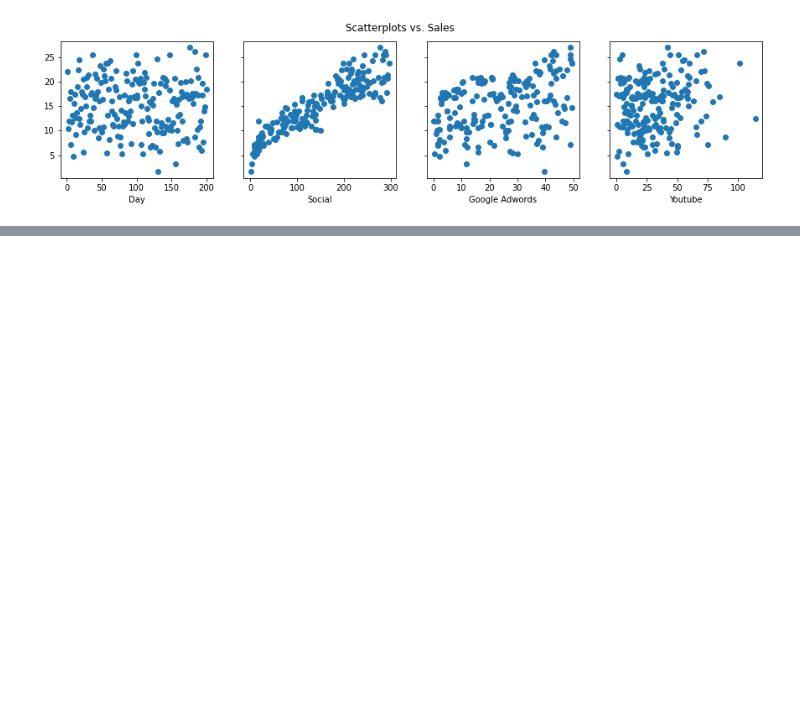
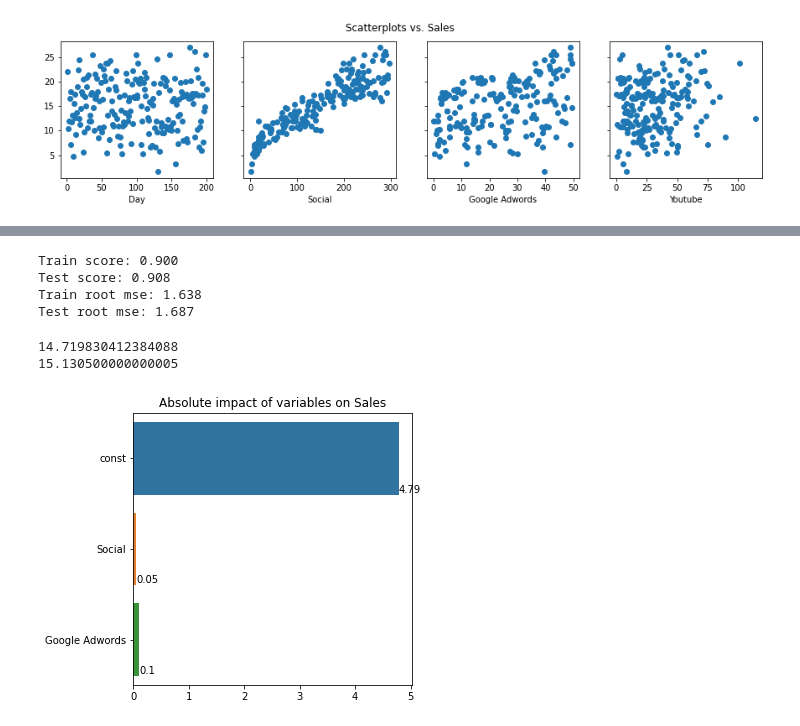
Before and after one commit to SteveGrimm/Unit1_Project2, a Jupyter notebook: Project3.ipynb, the cells around one changed output, grey strips where cells are left out. Drawn from its saved outputs; the diff is of its cells as text; code cells hidden in the pictures; blank space fills up the shorter version.

```diff
--- a/Project3.ipynb
+++ b/Project3.ipynb
@@ -101,0 +193,17 @@ plt.show()
+# %%
+#set variables
+x = data[['Social','Google Adwords']]
+y = data['Sales']
+
+#add constant
+x = sm.add_constant(x)
+
+#test train split
+x_train, x_test, y_train, y_test = train_test_split(
+                                          x, y, test_size = 0.2, random_state = 42
+                                        )
+
+# run model
+lin_model = sm.OLS(y_train, x_train).fit()
+
+lin_model.summary()
@@ -101,0 +231,49 @@ plt.show()
+# %%
+#R2 scores
+print(f'Train score: {r2_score(y_train,lin_model.predict(x_train)):.3f}')
+print(f'Test score: {r2_score(y_test,lin_model.predict(x_test)):.3f}')
+#Root MSE Values
+print(f'Train root mse: {mean_squared_error(y_train, lin_model.predict(x_train))**0.5:.3f}')
+print(f'Test root mse: {mean_squared_error(y_test, lin_model.predict(x_test))**0.5:.3f}')
+# %% [output]
+Train score: 0.900
+Test score: 0.908
+Train root mse: 1.638
+Test root mse: 1.687
+# %%
+y_pred = lin_model.predict(x_test)
+print(y_pred.mean())
+print(data['Sales'].mean())
+# %% [output]
+14.719830412384088
+15.130500000000005
+# %%
+def show_values_on_bars(axs, h_v="v", space=0.4):
+    def _show_on_single_plot(ax):
+        if h_v == "v":
+            for p in ax.patches:
+                _x = p.get_x() + p.get_width() / 2
+                _y = p.get_y() + p.get_height()
+                value = float(p.get_height().round(2))
+                ax.text(_x, _y, value, ha="center")
+        elif h_v == "h":
+            for p in ax.patches:
+                _x = p.get_x() + p.get_width() + float(space)
+                _y = p.get_y() + p.get_height()
+                value = float(p.get_width().round(2))
+                ax.text(_x, _y, value, ha="left", va="bottom")
+
+    if isinstance(axs, np.ndarray):
+        for idx, ax in np.ndenumerate(axs):
+            _show_on_single_plot(ax)
+    else:
+        _show_on_single_plot(axs)
+# %%
+fig, ax = plt.subplots(1,1, figsize=(5,5))
+sns.barplot(lin_model.params.abs(), lin_model.params.index,ax=ax)
+show_values_on_bars(ax, "h", 0)
+
+plt.title('Absolute impact of variables on Sales')
+plt.show()
+# %% [output]
+[figure, added]
```
Also changed, not shown: parts of 29 cells of this notebook.
